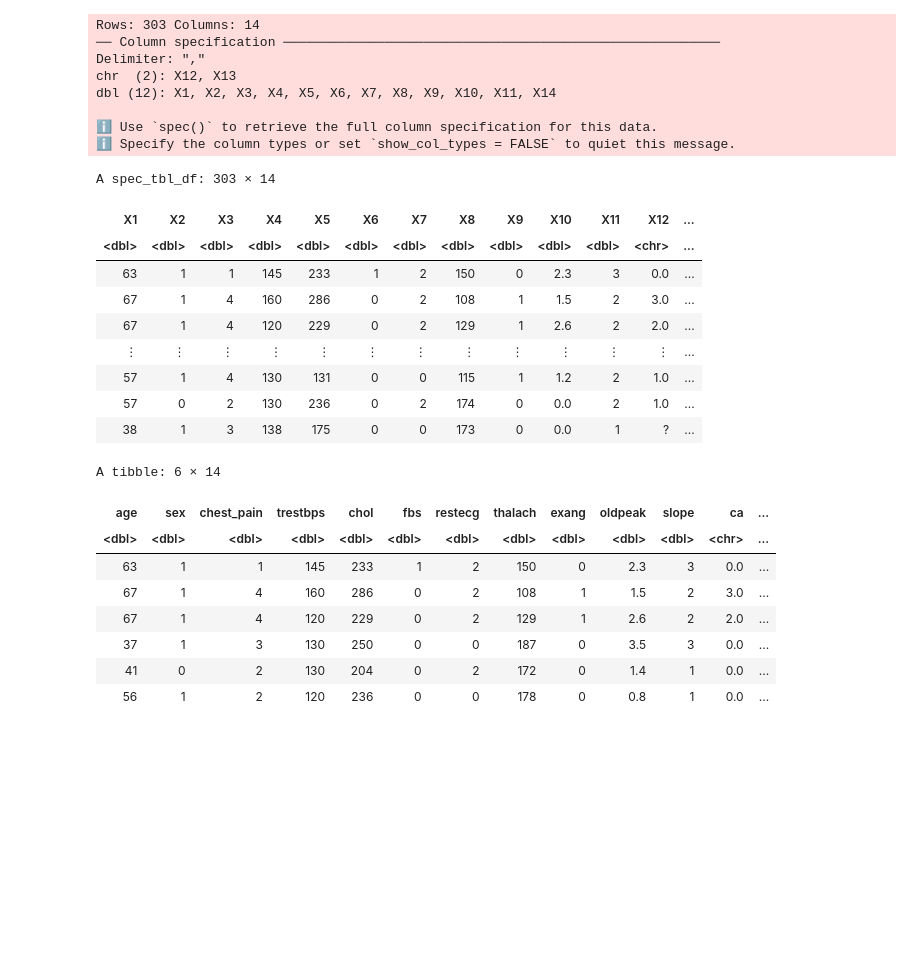
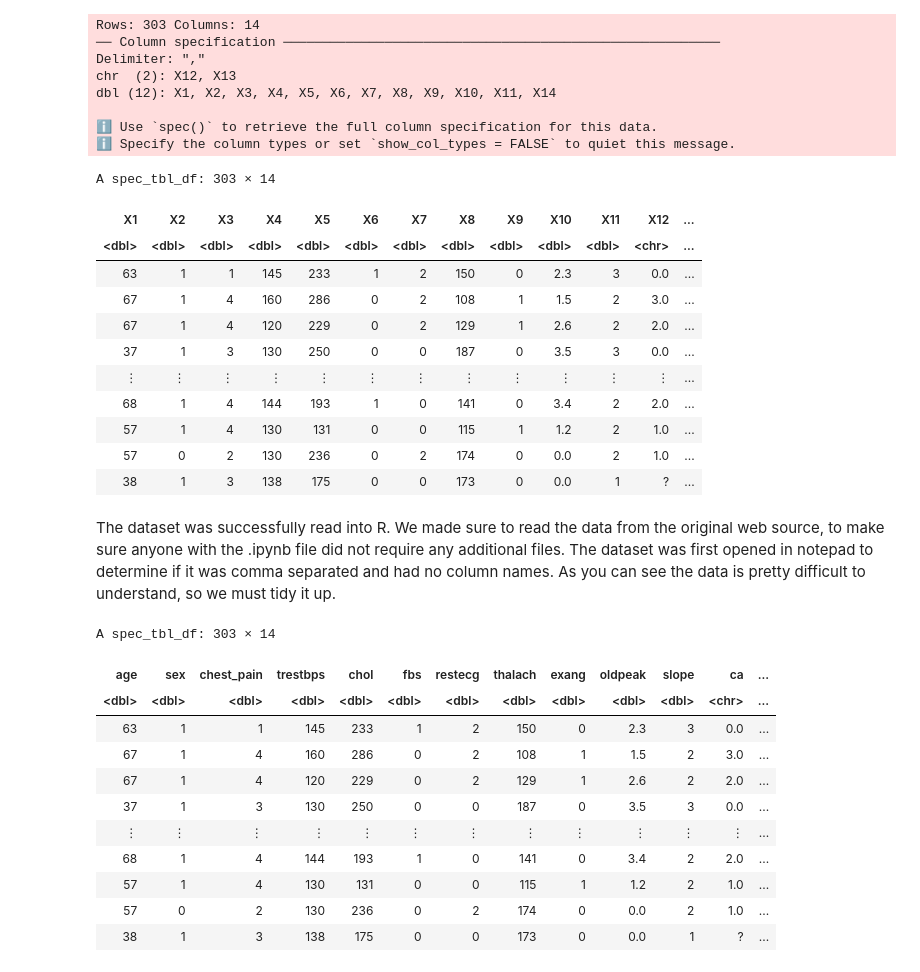
Before and after one commit to stevenson9/dsci-100-project-group-118, a Jupyter notebook: dsci100project.ipynb, the cells around one changed output. Cells and saved outputs as stored; diff of their text form; code cells hidden in the pictures; blank space fills up the shorter version.

```diff
--- a/dsci100project.ipynb
+++ b/dsci100project.ipynb
@@ -34,46 +68,55 @@ ERROR: Error in file(filename, "r", encoding = encoding): cannot open the connec
+# %%
+heart_raw <- read_csv("https://archive.ics.uci.edu/ml/machine-learning-databases/heart-disease/processed.cleveland.data", col_names = FALSE)
+heart_raw
+# %% [output]
+Rows: 303 Columns: 14
+── Column specification ────────────────────────────────────────────────────────
+Delimiter: ","
+chr  (2): X12, X13
+dbl (12): X1, X2, X3, X4, X5, X6, X7, X8, X9, X10, X11, X14
+
+ℹ Use `spec()` to retrieve the full column specification for this data.
+ℹ Specify the column types or set `show_col_types = FALSE` to quiet this message.
+A spec_tbl_df: 303 × 14
+| X1 | X2 | X3 | X4 | X5 | X6 | X7 | X8 | X9 | X10 | X11 | X12 | ... |
+| <dbl> | <dbl> | <dbl> | <dbl> | <dbl> | <dbl> | <dbl> | <dbl> | <dbl> | <dbl> | <dbl> | <chr> | ... |
+| 63 | 1 | 1 | 145 | 233 | 1 | 2 | 150 | 0 | 2.3 | 3 | 0.0 | ... |
+| 67 | 1 | 4 | 160 | 286 | 0 | 2 | 108 | 1 | 1.5 | 2 | 3.0 | ... |
+| 67 | 1 | 4 | 120 | 229 | 0 | 2 | 129 | 1 | 2.6 | 2 | 2.0 | ... |
+| 37 | 1 | 3 | 130 | 250 | 0 | 0 | 187 | 0 | 3.5 | 3 | 0.0 | ... |
+| ⋮ | ⋮ | ⋮ | ⋮ | ⋮ | ⋮ | ⋮ | ⋮ | ⋮ | ⋮ | ⋮ | ⋮ | ... |
+| 68 | 1 | 4 | 144 | 193 | 1 | 0 | 141 | 0 | 3.4 | 2 | 2.0 | ... |
+| 57 | 1 | 4 | 130 | 131 | 0 | 0 | 115 | 1 | 1.2 | 2 | 1.0 | ... |
+| 57 | 0 | 2 | 130 | 236 | 0 | 2 | 174 | 0 | 0.0 | 2 | 1.0 | ... |
+| 38 | 1 | 3 | 138 | 175 | 0 | 0 | 173 | 0 | 0.0 | 1 | ? | ... |
+# %% [markdown]
+The dataset was successfully read into R. We made sure to read the data from the original web source, to make sure anyone with the .ipynb file did not require any additional files. The dataset was first opened in notepad to determine if it was comma separated and had no column names. As you can see the data is pretty difficult to understand, so we must tidy it up.
 # %%
-heart_raw <- read_csv("data/processed.cleveland.data", col_names = FALSE)
-heart_raw
 heart_column <- rename(heart_raw,age = X1,
                    sex = X2,
                    chest_pain = X3,
                    trestbps = X4,
                    chol = X5,
                    fbs = X6,
                    restecg = X7,
                    thalach = X8,
                    exang = X9,
                    oldpeak = X10,
                    slope = X11,
                    ca = X12,
                    thal = X13,
                    num = X14)
-head(heart_column)
+heart_column
 # %% [output]
-Rows: 303 Columns: 14
-── Column specification ────────────────────────────────────────────────────────
-Delimiter: ","
-chr  (2): X12, X13
-dbl (12): X1, X2, X3, X4, X5, X6, X7, X8, X9, X10, X11, X14
-
-ℹ Use `spec()` to retrieve the full column specification for this data.
-ℹ Specify the column types or set `show_col_types = FALSE` to quiet this message.
+A spec_tbl_df: 303 × 14
-A spec_tbl_df: 303 × 14
-| X1 | X2 | X3 | X4 | X5 | X6 | X7 | X8 | X9 | X10 | X11 | X12 | ... |
+| age | sex | chest_pain | trestbps | chol | fbs | restecg | thalach | exang | oldpeak | slope | ca | ... |
 | <dbl> | <dbl> | <dbl> | <dbl> | <dbl> | <dbl> | <dbl> | <dbl> | <dbl> | <dbl> | <dbl> | <chr> | ... |
 | 63 | 1 | 1 | 145 | 233 | 1 | 2 | 150 | 0 | 2.3 | 3 | 0.0 | ... |
 | 67 | 1 | 4 | 160 | 286 | 0 | 2 | 108 | 1 | 1.5 | 2 | 3.0 | ... |
 | 67 | 1 | 4 | 120 | 229 | 0 | 2 | 129 | 1 | 2.6 | 2 | 2.0 | ... |
+| 37 | 1 | 3 | 130 | 250 | 0 | 0 | 187 | 0 | 3.5 | 3 | 0.0 | ... |
 | ⋮ | ⋮ | ⋮ | ⋮ | ⋮ | ⋮ | ⋮ | ⋮ | ⋮ | ⋮ | ⋮ | ⋮ | ... |
+| 68 | 1 | 4 | 144 | 193 | 1 | 0 | 141 | 0 | 3.4 | 2 | 2.0 | ... |
 | 57 | 1 | 4 | 130 | 131 | 0 | 0 | 115 | 1 | 1.2 | 2 | 1.0 | ... |
 | 57 | 0 | 2 | 130 | 236 | 0 | 2 | 174 | 0 | 0.0 | 2 | 1.0 | ... |
 | 38 | 1 | 3 | 138 | 175 | 0 | 0 | 173 | 0 | 0.0 | 1 | ? | ... |
-A tibble: 6 × 14
-| age | sex | chest_pain | trestbps | chol | fbs | restecg | thalach | exang | oldpeak | slope | ca | ... |
-| <dbl> | <dbl> | <dbl> | <dbl> | <dbl> | <dbl> | <dbl> | <dbl> | <dbl> | <dbl> | <dbl> | <chr> | ... |
-| 63 | 1 | 1 | 145 | 233 | 1 | 2 | 150 | 0 | 2.3 | 3 | 0.0 | ... |
-| 67 | 1 | 4 | 160 | 286 | 0 | 2 | 108 | 1 | 1.5 | 2 | 3.0 | ... |
-| 67 | 1 | 4 | 120 | 229 | 0 | 2 | 129 | 1 | 2.6 | 2 | 2.0 | ... |
-| 37 | 1 | 3 | 130 | 250 | 0 | 0 | 187 | 0 | 3.5 | 3 | 0.0 | ... |
-| 41 | 0 | 2 | 130 | 204 | 0 | 2 | 172 | 0 | 1.4 | 1 | 0.0 | ... |
-| 56 | 1 | 2 | 120 | 236 | 0 | 0 | 178 | 0 | 0.8 | 1 | 0.0 | ... |
```
Also changed, not shown: parts of 19 cells of this notebook.
